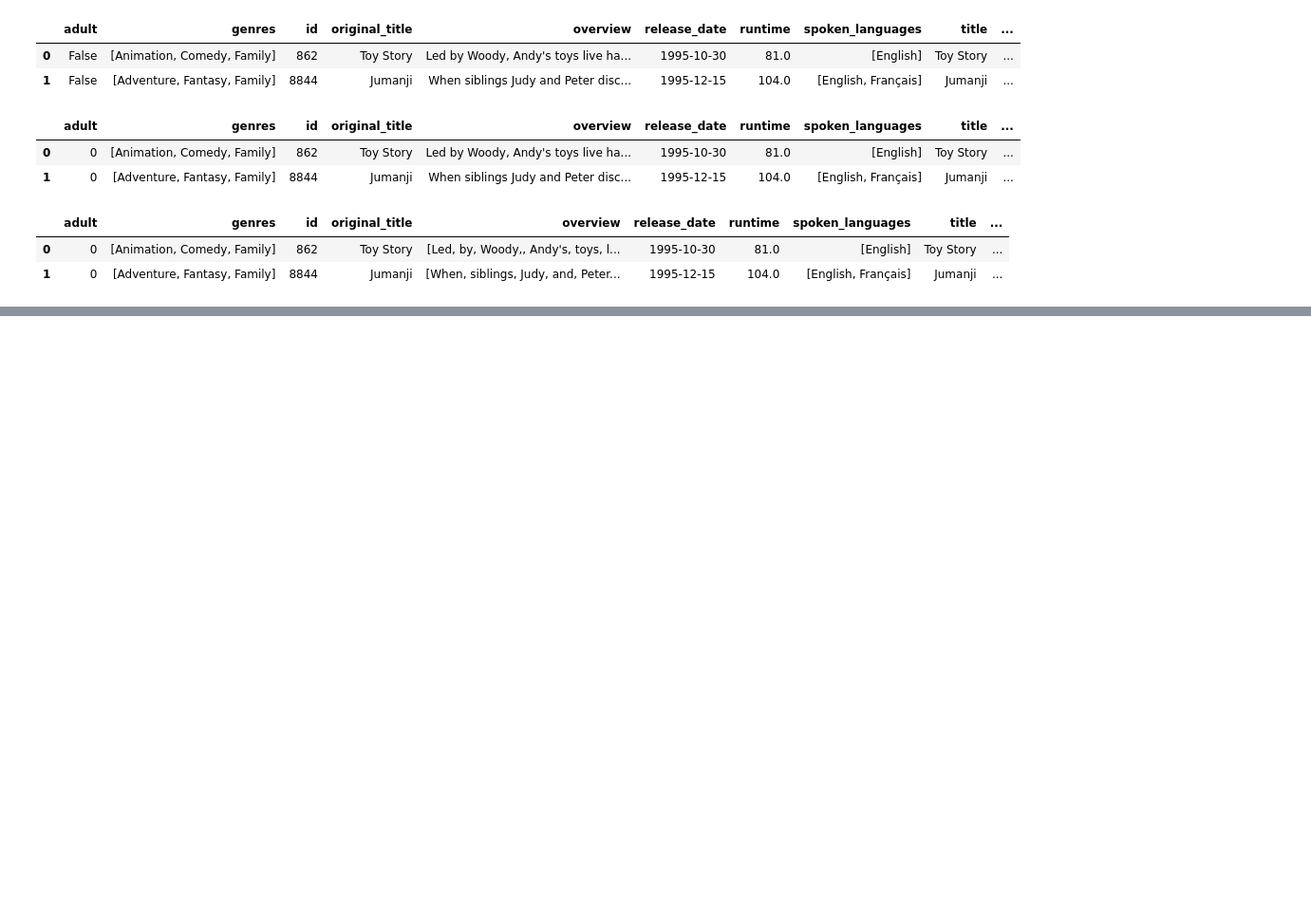
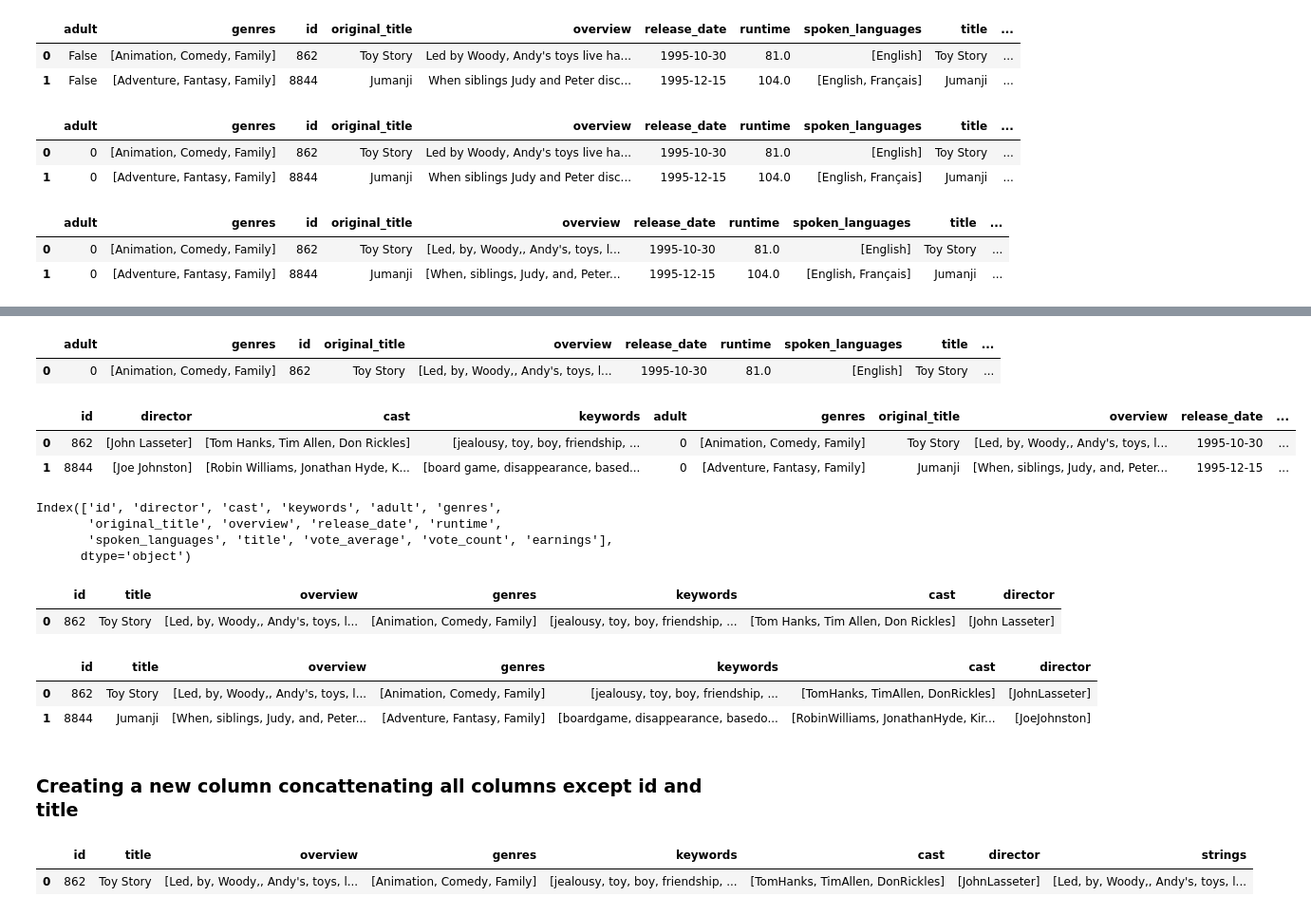
Before and after one commit to sanjyay/Movie-Recommender-System, a Jupyter notebook: Movie-Recommender-System.ipynb, the cells around one changed output, grey strips where cells are left out. Shown at 95% size. Drawn from its saved outputs; the diff is of its cells as text; code cells hidden in the pictures; blank space fills up the shorter version.

Commit message:
Kaggle Notebook | Movie recommender system

```diff
--- a/Movie-Recommender-System.ipynb
+++ b/Movie-Recommender-System.ipynb
@@ -272,0 +294,2 @@ df_movies.head(2)
+# %%
+final_df1=pd.merge(df_credits,df_keywords,on='id')
@@ -272,0 +319,23 @@ df_movies.head(2)
+# %%
+df_movies['id']=df_movies['id'].astype(int)
+df_movies['release_date']=pd.to_datetime(df_movies['release_date'])
+# %%
+df_movies.head(1)
+# %% [output]
+|  | adult | genres | id | original_title | overview | release_date | runtime | spoken_languages | title | ... |
+| 0 | 0 | [Animation, Comedy, Family] | 862 | Toy Story | [Led, by, Woody,, Andy's, toys, l... | 1995-10-30 | 81.0 | [English] | Toy Story | ... |
+# %%
+final_df=pd.merge(final_df1,df_movies,on='id')
+# %%
+final_df.head(2)
+# %% [output]
+|  | id | director | cast | keywords | adult | genres | original_title | overview | release_date | ... |
+| 0 | 862 | [John Lasseter] | [Tom Hanks, Tim Allen, Don Rickles] | [jealousy, toy, boy, friendship, ... | 0 | [Animation, Comedy, Family] | Toy Story | [Led, by, Woody,, Andy's, toys, l... | 1995-10-30 | ... |
+| 1 | 8844 | [Joe Johnston] | [Robin Williams, Jonathan Hyde, K... | [board game, disappearance, based... | 0 | [Adventure, Fantasy, Family] | Jumanji | [When, siblings, Judy, and, Peter... | 1995-12-15 | ... |
+# %%
+final_df.columns
+# %% [output]
+Index(['id', 'director', 'cast', 'keywords', 'adult', 'genres',
+       'original_title', 'overview', 'release_date', 'runtime',
+       'spoken_languages', 'title', 'vote_average', 'vote_count', 'earnings'],
+      dtype='object')
@@ -272,0 +344,5 @@ df_movies.head(2)
+# %%
+df1.head(1)
+# %% [output]
+|  | id | title | overview | genres | keywords | cast | director |
+| 0 | 862 | Toy Story | [Led, by, Woody,, Andy's, toys, l... | [Animation, Comedy, Family] | [jealousy, toy, boy, friendship, ... | [Tom Hanks, Tim Allen, Don Rickles] | [John Lasseter] |
@@ -272,0 +354,8 @@ df_movies.head(2)
+# %%
+df1.head(2)
+# %% [output]
+|  | id | title | overview | genres | keywords | cast | director |
+| 0 | 862 | Toy Story | [Led, by, Woody,, Andy's, toys, l... | [Animation, Comedy, Family] | [jealousy, toy, boy, friendship, ... | [TomHanks, TimAllen, DonRickles] | [JohnLasseter] |
+| 1 | 8844 | Jumanji | [When, siblings, Judy, and, Peter... | [Adventure, Fantasy, Family] | [boardgame, disappearance, basedo... | [RobinWilliams, JonathanHyde, Kir... | [JoeJohnston] |
+# %% [markdown]
+### Creating a new column concattenating all columns except id and title
@@ -272,0 +364,5 @@ df_movies.head(2)
+# %%
+df1.head(1)
+# %% [output]
+|  | id | title | overview | genres | keywords | cast | director | strings |
+| 0 | 862 | Toy Story | [Led, by, Woody,, Andy's, toys, l... | [Animation, Comedy, Family] | [jealousy, toy, boy, friendship, ... | [TomHanks, TimAllen, DonRickles] | [JohnLasseter] | [Led, by, Woody,, Andy's, toys, l... |
```
Also changed, not shown: parts of 37 cells of this notebook.
